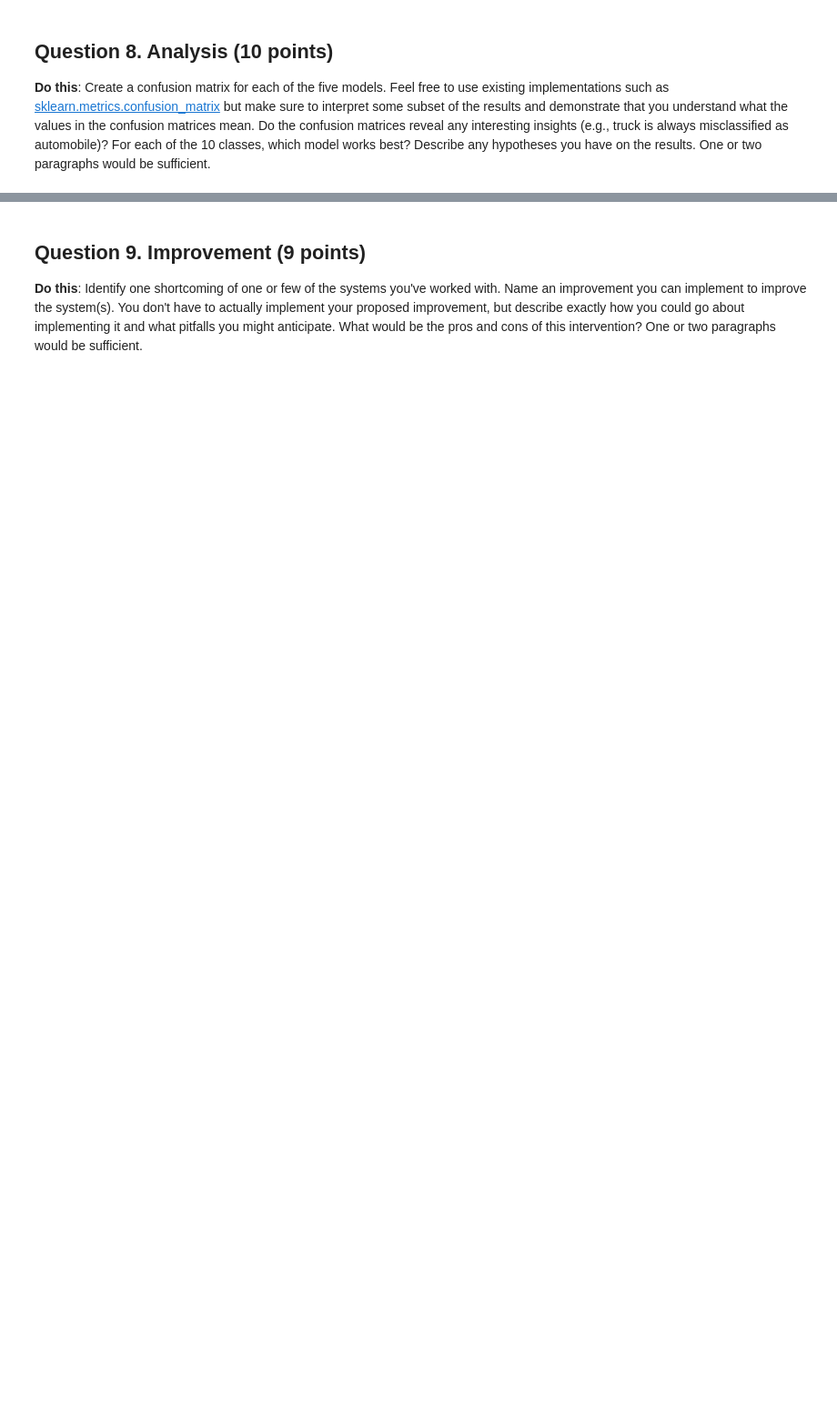
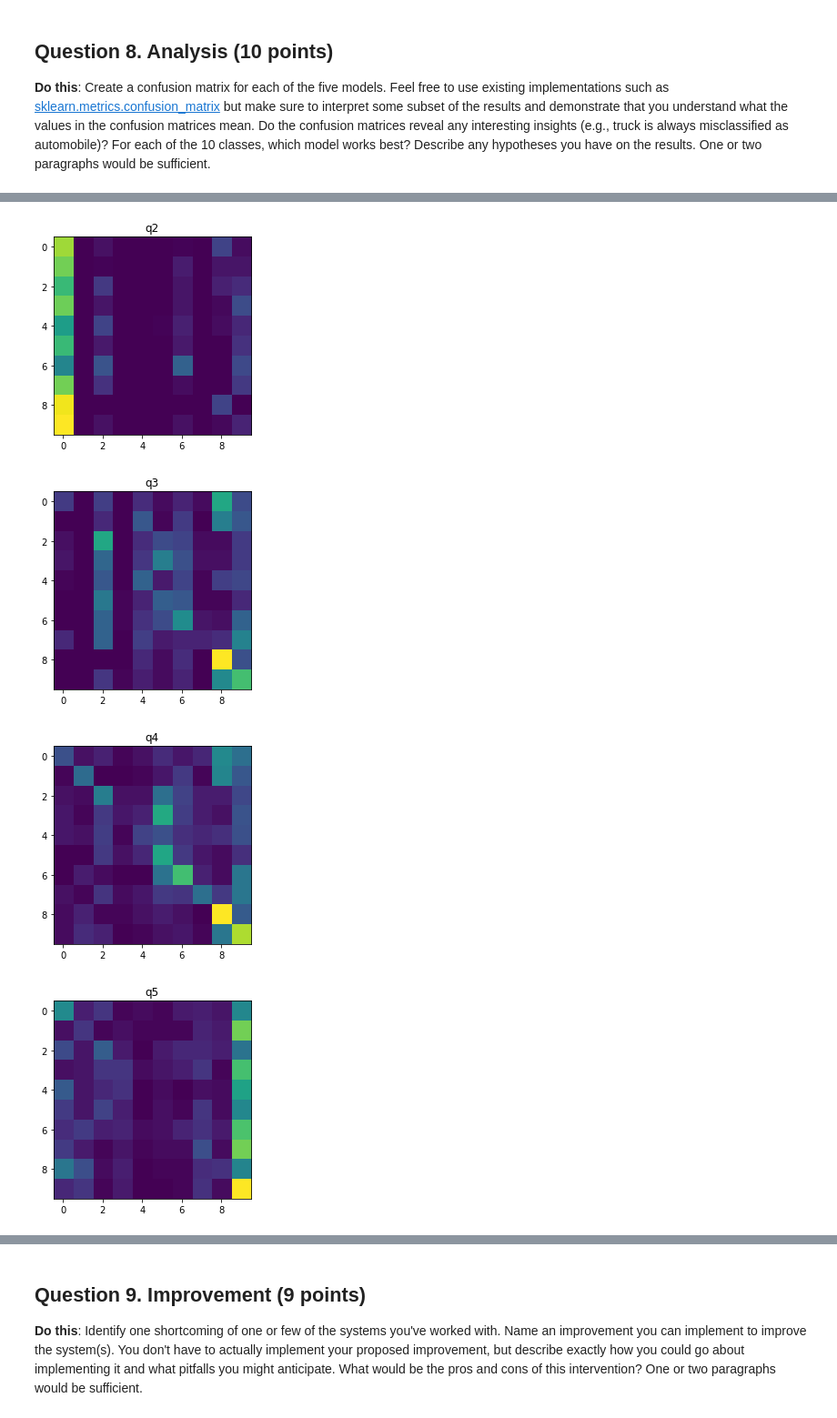
Before and after one commit to iamsamliang/COS429_a2, a Jupyter notebook: assn2_part2.ipynb, the cells around one changed output, grey strips where cells are left out. Shown at 91% size. Cells and saved outputs as stored; diff of their text form; code cells hidden in the pictures; blank space fills up the shorter version.

```diff
--- a/assn2_part2.ipynb
+++ b/assn2_part2.ipynb
@@ -380,5 +349,5 @@ print('Test labels shape: ', y_test.shape)
 regularization_strengths = np.linspace(0, 10000, 100)
 
 # Train a classifier
-best_color = train(X_train, y_train, X_val, y_val, X_test, y_test, regularization_strengths)
+softmax_q4 = train(X_train, y_train, X_val, y_val, X_test, y_test, regularization_strengths)
 print("--- %s seconds ---" % (time.time() - start_time))
@@ -464,8 +452,10 @@ Test data shape:  (200, 5401)
 Test labels shape:  (1000,)
 # %%
 # TODO: Define regularization strengths
-regularization_strengths = np.linspace(0, 10000, 25)
+regularization_strengths = np.linspace(0, 10000, 30)
+regularization_strengths = np.append(regularization_strengths, [10**i for i in range(-3, 2)])
 
 # Train a classifier
-best_color = train(X_train, y_train[:200], X_val, y_val[:200], X_test, y_test[:200], regularization_strengths)
+softmax_q5 = train(X_train, y_train, X_val, y_val, X_test, y_test, regularization_strengths)
+print("--- %s seconds ---" % (time.time() - start_time))
 # %% [output]
@@ -538,7 +529,9 @@ Test labels shape:  (1000,)
 # %%
 # TODO: Define regularization strengths
 regularization_strengths = np.linspace(0, 10000, 100)
+regularization_strengths = np.append(regularization_strengths, [10**i for i in range(-3, 2)])
 
 # Train a classifier
-best_color = train(X_train, y_train, X_val, y_val, X_test, y_test, regularization_strengths)
+softmax_q6 = train(X_train, y_train, X_val, y_val, X_test, y_test, regularization_strengths)
+print("--- %s seconds ---" % (time.time() - start_time))
 # %% [output]
@@ -579,3 +574,9 @@ final test set accuracy: 0.367000
 ## Question 8. Analysis (10 points)
 
 **Do this**: Create a confusion matrix for each of the five models. Feel free to use existing implementations such as [sklearn.metrics.confusion_matrix](https://scikit-learn.org/stable/modules/generated/sklearn.metrics.confusion_matrix.html) but make sure to interpret some subset of the results and demonstrate that you understand what the values in the confusion matrices mean. Do the confusion matrices reveal any interesting insights (e.g., truck is always misclassified as automobile)? For each of the 10 classes, which model works best? Describe any hypotheses you have on the results. One or two paragraphs would be sufficient.
+# %%
+# Freshly load the data
+X_train, y_train, X_val, y_val, X_test, y_test = get_CIFAR10_data(cifar10_dir='/Users/SamLiang/Documents/Princeton/Classes/Junior Semester 1/COS 429/A2/COS429_a2/cifar-10-batches-py',
+                                                                  num_training=4500,
+                                                                  num_validation=500,
+                                                                  num_test=1000)
@@ -581,0 +592,56 @@ final test set accuracy: 0.367000
+# %%
+# Extract the features that will be used as an input to the model.
+
+# q2 - color
+X_test_q2 = np.mean(np.reshape(X_test, (X_test.shape[0], X_test.shape[1] * X_test.shape[2], X_test.shape[3])), axis=1)
+X_test_q2 = np.hstack((X_test_q2, np.ones((X_test_q2.shape[0], 1))))
+
+# q3 - bag of words
+X_test_q3 = np.hstack((test_hist, np.ones((X_test.shape[0], 1))))
+
+# q4 - spm
+X_test_q4 = np.hstack((X_test_spm, np.ones((X_test_spm.shape[0], 1))))
+
+# q5 - hog
+X_test_q5 = np.hstack((X_test_hog, np.ones((X_test_hog.shape[0], 1))))
+
+# q6 - pixel
+X_test_q6 = np.reshape(X_test, (X_test.shape[0], 32 * 32 * 3))
+X_test_q6 = X_test_q6 - mean_train_img
+X_test_q6 = np.hstack((X_test_q6, np.ones((X_test_q6.shape[0], 1))))
+
+# Evaluating the predictions
+y_test_pred_q2 = softmax_q2.predict(X_test_q2) # color
+y_test_pred_q3 = softmax_q3.predict(X_test_q3) # bag of words
+y_test_pred_q4 = softmax_q4.predict(X_test_q4) # spm
+y_test_pred_q5 = softmax_q5.predict(X_test_q5) # hog
+y_test_pred_q6 = softmax_q6.predict(X_test_q6) # pixel
+
+# confusion matrices
+conf_matr_q2 = confusion_matrix(y_test, y_test_pred_q2)
+conf_matr_q3 = confusion_matrix(y_test, y_test_pred_q3)
+conf_matr_q4 = confusion_matrix(y_test, y_test_pred_q4)
+conf_matr_q5 = confusion_matrix(y_test, y_test_pred_q5)
+conf_matr_q6 = confusion_matrix(y_test, y_test_pred_q6)
+
+# plot
+plt.imshow(conf_matr_q2)
+plt.title("q2")
+plt.show()
+plt.imshow(conf_matr_q3)
+plt.title("q3")
+plt.show()
+plt.imshow(conf_matr_q4)
+plt.title("q4")
+plt.show()
+plt.imshow(conf_matr_q5)
+plt.title("q5")
+plt.show()
+plt.imshow(conf_matr_q6)
+plt.title("q6")
+plt.show()
+# %% [output]
+[figure, added]
+[figure, added]
+[figure, added]
+[figure, added]
```
Also changed, not shown: parts of 25 cells of this notebook, 2 other files.
